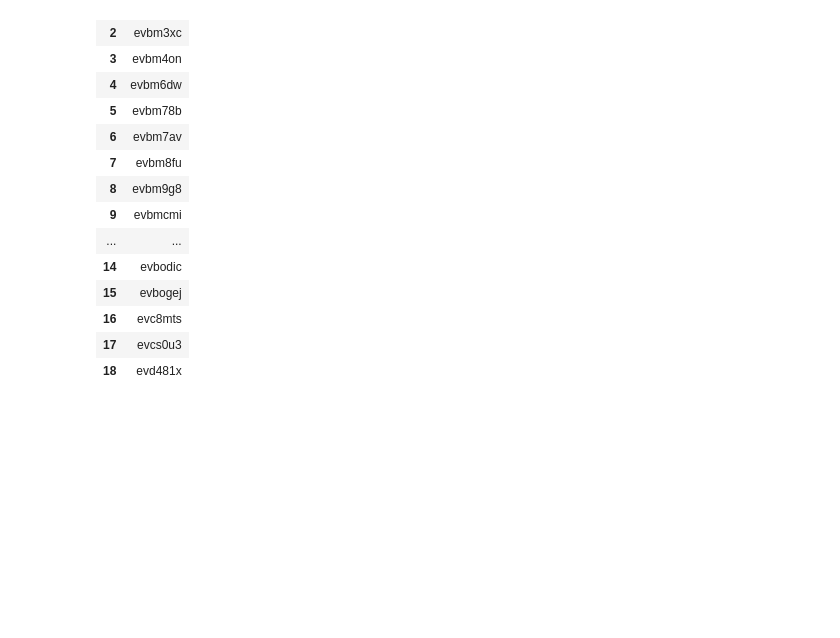
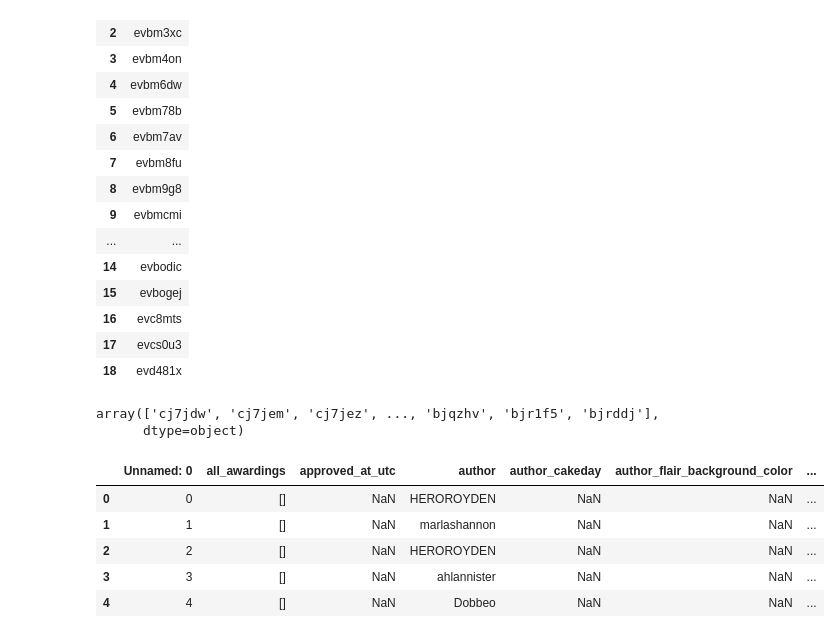
Before and after one commit to sub-stats/ds, a Jupyter notebook: data-exploration.ipynb, the cells around one changed output. Cells and saved outputs as stored; diff of their text form; code cells hidden in the pictures; blank space fills up the shorter version.

```diff
--- a/data-exploration.ipynb
+++ b/data-exploration.ipynb
@@ -112,3 +112,18 @@ for i in range(10):
 | 16 | evc8mts |
 | 17 | evcs0u3 |
 | 18 | evd481x |
+# %%
+ninty_days['id'].values
+# %% [output]
+array(['cj7jdw', 'cj7jem', 'cj7jez', ..., 'bjqzhv', 'bjr1f5', 'bjrddj'],
+      dtype=object)
+# %%
+comments = pd.read_csv('4-30-to-7-29-comments.csv')
+comments.head()
+# %% [output]
+|  | Unnamed: 0 | all_awardings | approved_at_utc | author | author_cakeday | author_flair_background_color | ... |
+| 0 | 0 | [] | NaN | HEROROYDEN | NaN | NaN | ... |
+| 1 | 1 | [] | NaN | marlashannon | NaN | NaN | ... |
+| 2 | 2 | [] | NaN | HEROROYDEN | NaN | NaN | ... |
+| 3 | 3 | [] | NaN | ahlannister | NaN | NaN | ... |
+| 4 | 4 | [] | NaN | Dobbeo | NaN | NaN | ... |
```
Also changed, not shown: parts of 1 cell of this notebook, 2 other files.
